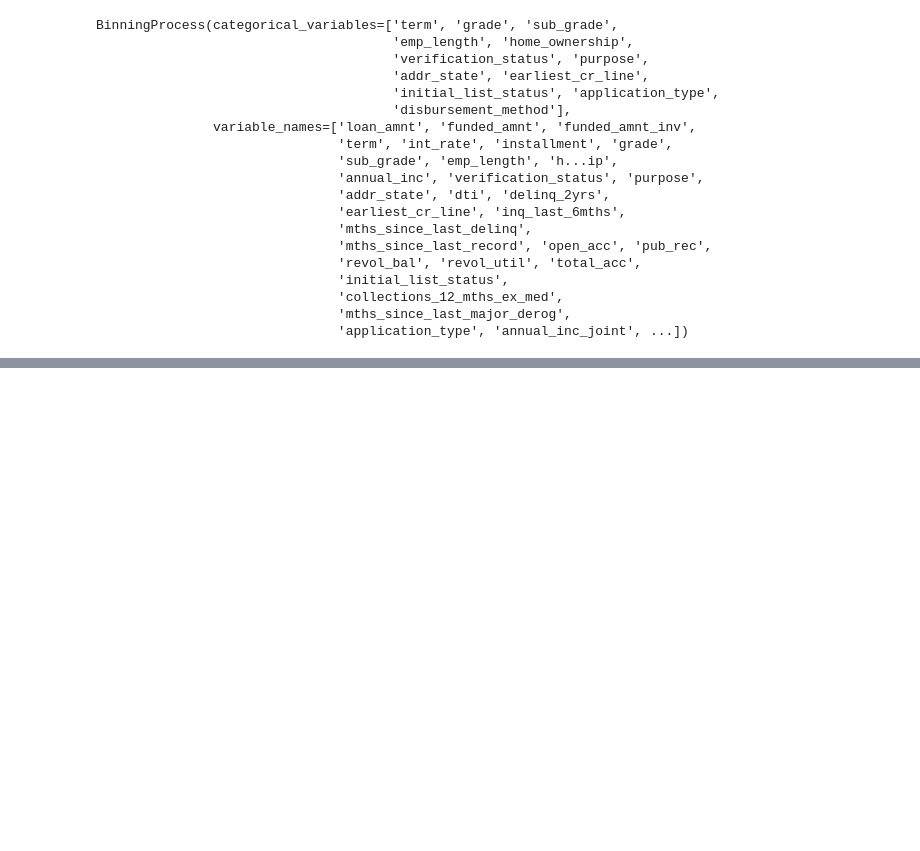
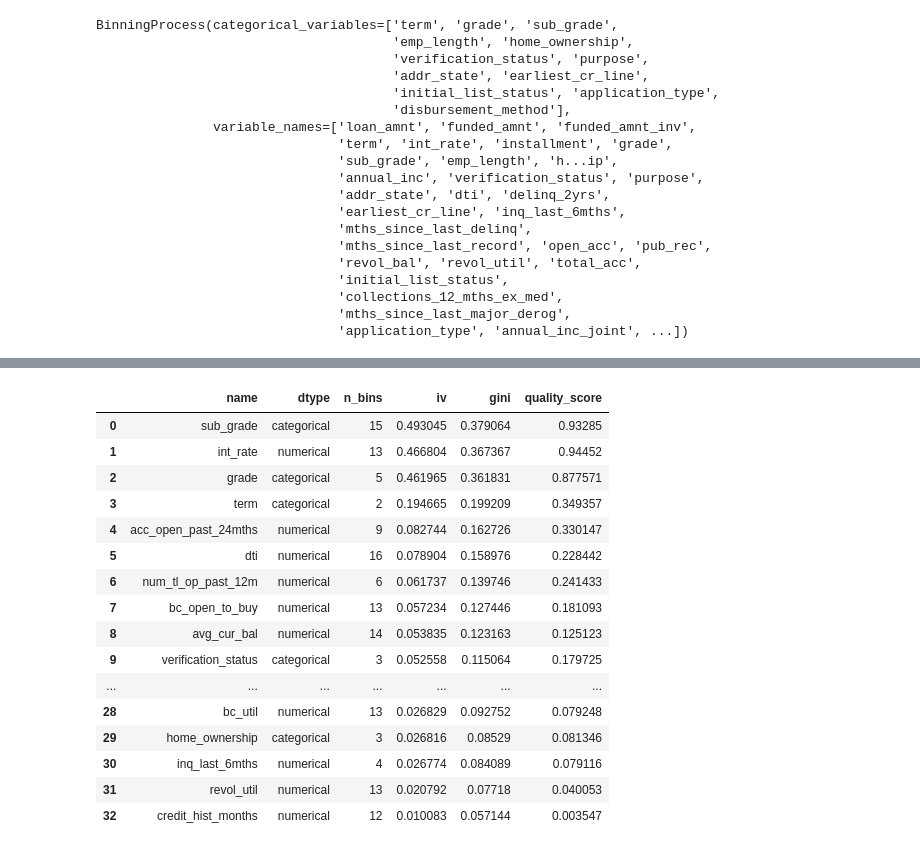
Before and after one commit to yusharif1605-dev/Credit-Scoring, a Jupyter notebook: Notebook/process.ipynb, the cells around one changed output, grey strips where cells are left out. Drawn from its saved outputs; the diff is of its cells as text; code cells hidden in the pictures; blank space fills up the shorter version.

```diff
--- a/Notebook/process.ipynb
+++ b/Notebook/process.ipynb
@@ -566,0 +957,8 @@ summary['status'].unique
+# %%
+# Cell 25e — engineer credit history length (months) from earliest_cr_line
+loan_df2["credit_hist_months"] = (
+    (loan_df2["issue_d"].dt.year - loan_df2["earliest_cr_line"].dt.year) * 12
+    + (loan_df2["issue_d"].dt.month - loan_df2["earliest_cr_line"].dt.month)
+)
+
+loan_df2["credit_hist_months"].describe()
@@ -566,0 +975,6 @@ summary['status'].unique
+# %%
+# Cell 25f — swap earliest_cr_line out for the derived numeric column in your candidate list
+final_candidates = [c for c in final_candidates if c != "earliest_cr_line"]
+final_candidates.append("credit_hist_months")
+
+len(final_candidates)
@@ -566,0 +983,10 @@ summary['status'].unique
+# %%
+# Cell 25g — rebuild X_train_clean now that the candidate list changed
+X_train_clean = loan_df2.loc[train_mask, final_candidates]
+y_train_clean = loan_df2.loc[train_mask, "target"].values
+
+numeric_final = X_train_clean.select_dtypes(include=["number"]).columns.tolist()
+categorical_final = X_train_clean.select_dtypes(include=["object", "category"]).columns.tolist()
+
+print(f"Numeric: {len(numeric_final)}")
+print(f"Categorical: {len(categorical_final)}")
@@ -566,0 +998,8 @@ summary['status'].unique
+# %%
+# Cell 26 — rerun BinningProcess on the cleaned, final candidate set
+binning_process_v2 = BinningProcess(
+    variable_names=final_candidates,
+    categorical_variables=categorical_final,
+)
+
+binning_process_v2.fit(X_train_clean, y_train_clean)
@@ -566,0 +1022,22 @@ summary['status'].unique
+# %%
+# Cell 27 — new IV/WOE summary, sorted strongest to weakest
+summary_v2 = binning_process_v2.summary().sort_values("iv", ascending=False)
+summary_v2[["name", "dtype", "n_bins", "iv", "gini", "quality_score"]]
+# %% [output]
+|  | name | dtype | n_bins | iv | gini | quality_score |
+| 0 | sub_grade | categorical | 15 | 0.493045 | 0.379064 | 0.93285 |
+| 1 | int_rate | numerical | 13 | 0.466804 | 0.367367 | 0.94452 |
+| 2 | grade | categorical | 5 | 0.461965 | 0.361831 | 0.877571 |
+| 3 | term | categorical | 2 | 0.194665 | 0.199209 | 0.349357 |
+| 4 | acc_open_past_24mths | numerical | 9 | 0.082744 | 0.162726 | 0.330147 |
+| 5 | dti | numerical | 16 | 0.078904 | 0.158976 | 0.228442 |
+| 6 | num_tl_op_past_12m | numerical | 6 | 0.061737 | 0.139746 | 0.241433 |
+| 7 | bc_open_to_buy | numerical | 13 | 0.057234 | 0.127446 | 0.181093 |
+| 8 | avg_cur_bal | numerical | 14 | 0.053835 | 0.123163 | 0.125123 |
+| 9 | verification_status | categorical | 3 | 0.052558 | 0.115064 | 0.179725 |
+| ... | ... | ... | ... | ... | ... | ... |
+| 28 | bc_util | numerical | 13 | 0.026829 | 0.092752 | 0.079248 |
+| 29 | home_ownership | categorical | 3 | 0.026816 | 0.08529 | 0.081346 |
+| 30 | inq_last_6mths | numerical | 4 | 0.026774 | 0.084089 | 0.079116 |
+| 31 | revol_util | numerical | 13 | 0.020792 | 0.07718 | 0.040053 |
+| 32 | credit_hist_months | numerical | 12 | 0.010083 | 0.057144 | 0.003547 |
```
Also changed, not shown: parts of 41 cells of this notebook.
